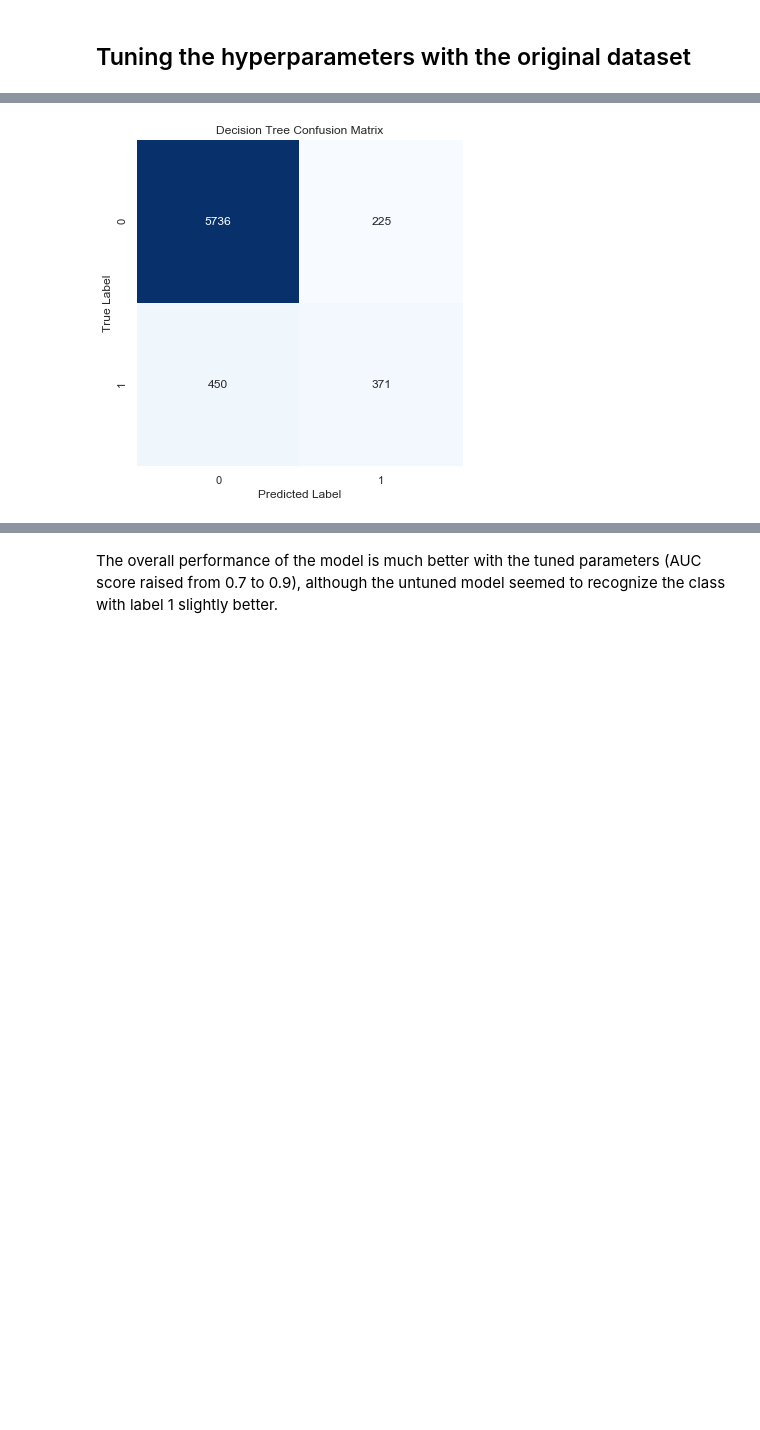
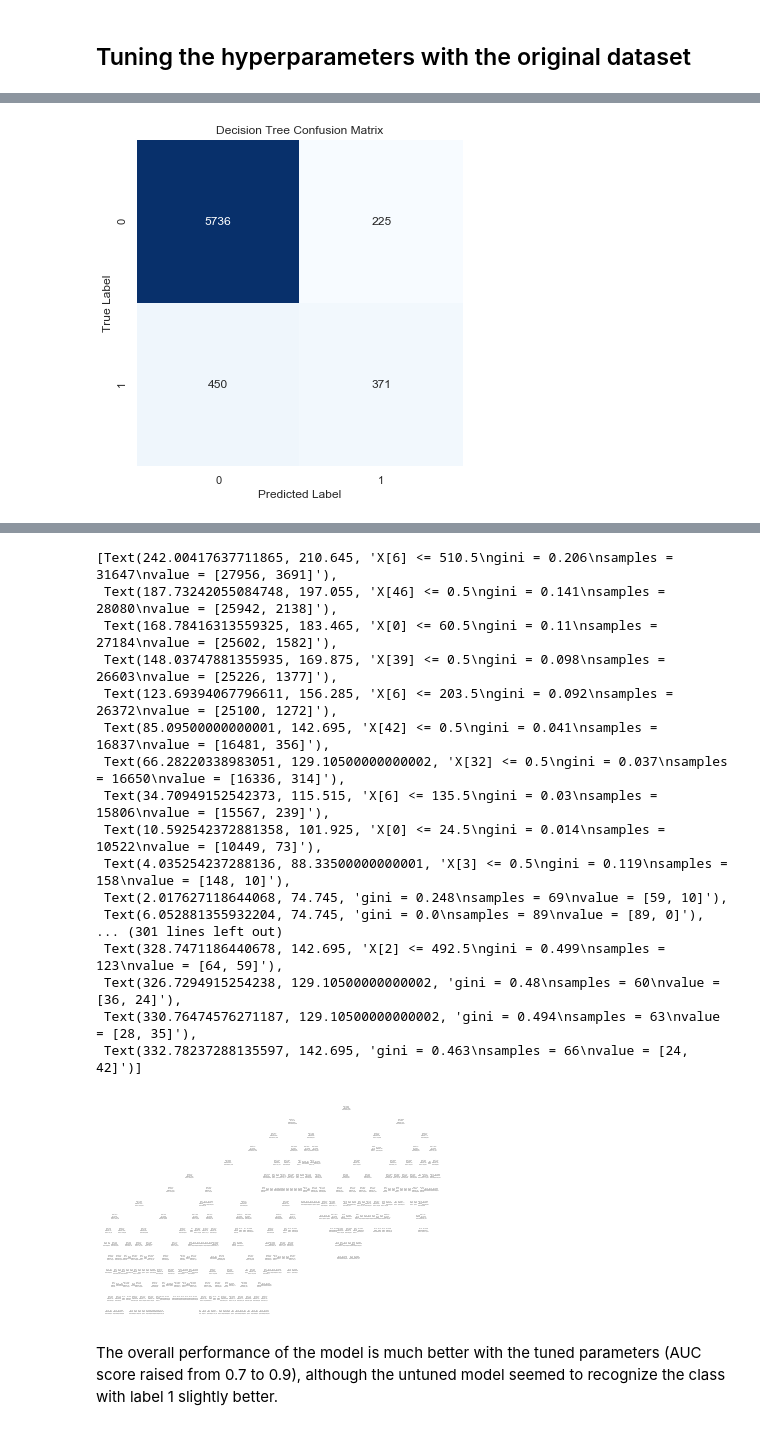
Before and after one commit to jphietala/bank-subscription-prediction, a Jupyter notebook: experiments/modeling_decision_tree.ipynb, the cells around one changed output, grey strips where cells are left out. Cells and saved outputs as stored; diff of their text form; code cells hidden in the pictures; blank space fills up the shorter version.

```diff
--- a/experiments/modeling_decision_tree.ipynb
+++ b/experiments/modeling_decision_tree.ipynb
@@ -330,19 +330,39 @@ Best score: 0.906 with hyperparameters: {'max_depth': 15, 'min_samples_leaf': 60
 # %%
 # Testing the model with tuned hyperparameters on validation set
 
 clf = tree.DecisionTreeClassifier(max_depth = 15,  min_samples_leaf = 60, min_samples_split = 30)
 clf = clf.fit(trainX, trainY)
 predY = clf.predict(validX)
 probs = clf.predict_proba(validX)
 
 
 cm = confusion_matrix(validY, predY)
 plot_confusion_matrix(cm, model_name='Decision Tree')
 
 plot_roc_curve(validY, probs, model_name='Decision Tree')
+
+tree.plot_tree(clf)
 # %% [output]
 [figure]
 [figure]
+[Text(242.00417637711865, 210.645, 'X[6] <= 510.5\ngini = 0.206\nsamples = 31647\nvalue = [27956, 3691]'),
+ Text(187.73242055084748, 197.055, 'X[46] <= 0.5\ngini = 0.141\nsamples = 28080\nvalue = [25942, 2138]'),
+ Text(168.78416313559325, 183.465, 'X[0] <= 60.5\ngini = 0.11\nsamples = 27184\nvalue = [25602, 1582]'),
+ Text(148.03747881355935, 169.875, 'X[39] <= 0.5\ngini = 0.098\nsamples = 26603\nvalue = [25226, 1377]'),
+ Text(123.69394067796611, 156.285, 'X[6] <= 203.5\ngini = 0.092\nsamples = 26372\nvalue = [25100, 1272]'),
+ Text(85.09500000000001, 142.695, 'X[42] <= 0.5\ngini = 0.041\nsamples = 16837\nvalue = [16481, 356]'),
+ Text(66.28220338983051, 129.10500000000002, 'X[32] <= 0.5\ngini = 0.037\nsamples = 16650\nvalue = [16336, 314]'),
+ Text(34.70949152542373, 115.515, 'X[6] <= 135.5\ngini = 0.03\nsamples = 15806\nvalue = [15567, 239]'),
+ Text(10.592542372881358, 101.925, 'X[0] <= 24.5\ngini = 0.014\nsamples = 10522\nvalue = [10449, 73]'),
+ Text(4.035254237288136, 88.33500000000001, 'X[3] <= 0.5\ngini = 0.119\nsamples = 158\nvalue = [148, 10]'),
+ Text(2.017627118644068, 74.745, 'gini = 0.248\nsamples = 69\nvalue = [59, 10]'),
+ Text(6.052881355932204, 74.745, 'gini = 0.0\nsamples = 89\nvalue = [89, 0]'),
+... (301 lines left out)
+ Text(328.7471186440678, 142.695, 'X[2] <= 492.5\ngini = 0.499\nsamples = 123\nvalue = [64, 59]'),
+ Text(326.7294915254238, 129.10500000000002, 'gini = 0.48\nsamples = 60\nvalue = [36, 24]'),
+ Text(330.76474576271187, 129.10500000000002, 'gini = 0.494\nsamples = 63\nvalue = [28, 35]'),
+ Text(332.78237288135597, 142.695, 'gini = 0.463\nsamples = 66\nvalue = [24, 42]')]
+[figure, added]
 # %% [markdown]
 The overall performance of the model is much better with the tuned parameters (AUC score raised from 0.7 to 0.9), although the untuned model seemed to recognize the class with label 1 slightly better.
 # %% [markdown]
```
Also changed, not shown: parts of 4 cells of this notebook.
